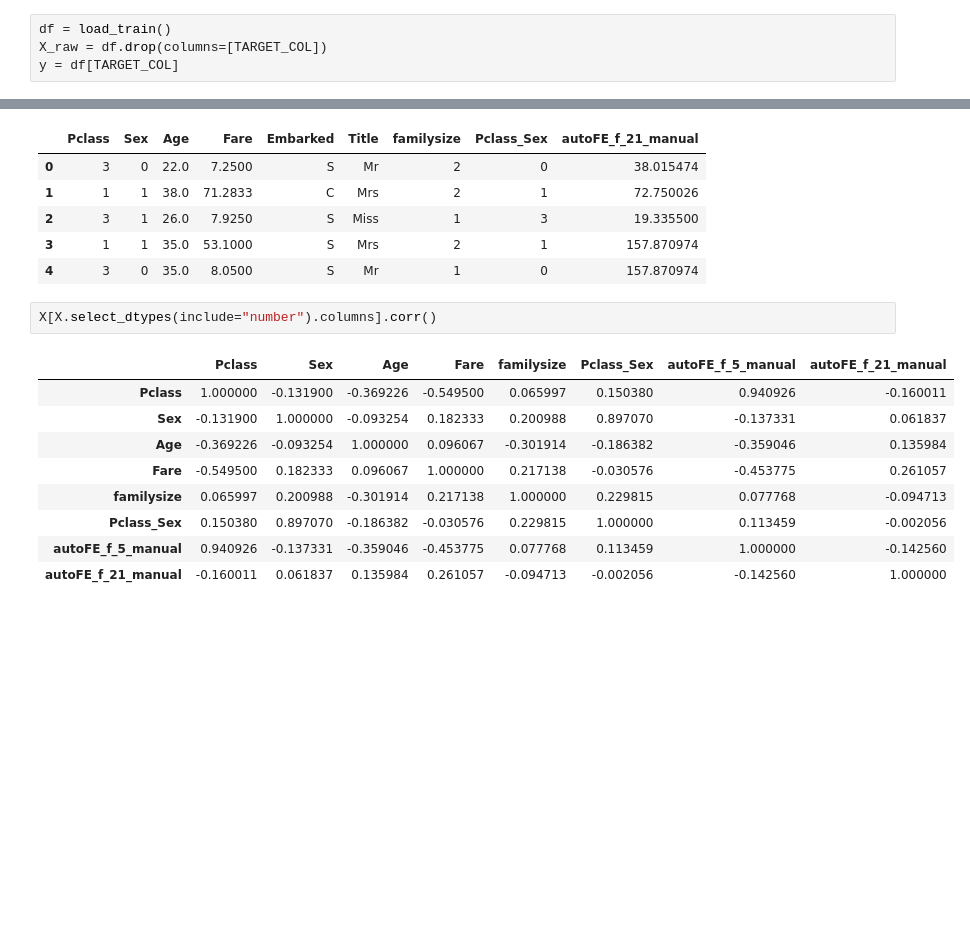
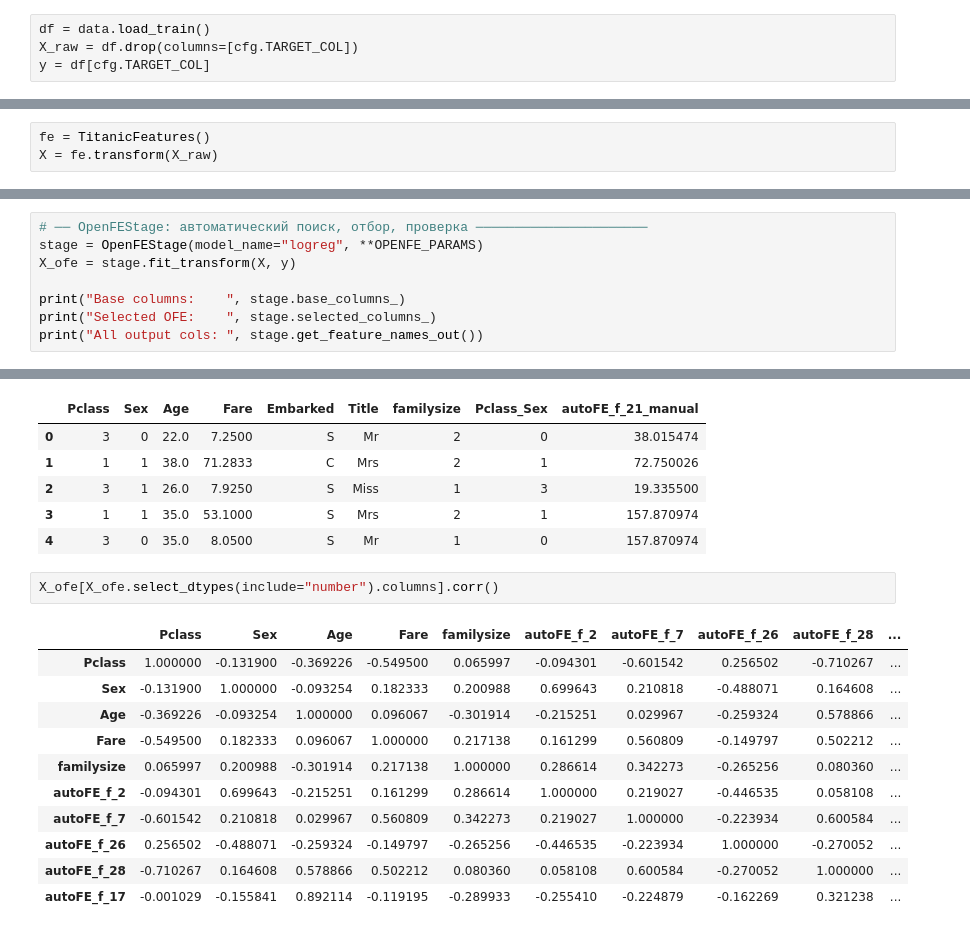
Before and after one commit to BareninVitalya/kaggle-titanic, a Jupyter notebook: notebooks/eda.ipynb, the cells around one changed output, grey strips where cells are left out. Cells and saved outputs as stored; diff of their text form; blank space fills up the shorter version.

```diff
--- a/notebooks/eda.ipynb
+++ b/notebooks/eda.ipynb
@@ -47,4 +75,4 @@ CV logreg: mean=0.836137091205825 std=0.004268038251999833
 # %%
-df = load_train()
-X_raw = df.drop(columns=[TARGET_COL])
-y = df[TARGET_COL]
+df = data.load_train()
+X_raw = df.drop(columns=[cfg.TARGET_COL])
+y = df[cfg.TARGET_COL]
@@ -50,0 +122,3 @@ y = df[TARGET_COL]
+# %%
+fe = TitanicFeatures()
+X = fe.transform(X_raw)
@@ -50,0 +413,8 @@ y = df[TARGET_COL]
+# %%
+# ── OpenFEStage: автоматический поиск, отбор, проверка ──────────────────────
+stage = OpenFEStage(model_name="logreg", **OPENFE_PARAMS)
+X_ofe = stage.fit_transform(X, y)
+
+print("Base columns:    ", stage.base_columns_)
+print("Selected OFE:    ", stage.selected_columns_)
+print("All output cols: ", stage.get_feature_names_out())
@@ -491,14 +925,16 @@ X.head()
 | 3 | 1 | 1 | 35.0 | 53.1000 | S | Mrs | 2 | 1 | 157.870974 |
 | 4 | 3 | 0 | 35.0 | 8.0500 | S | Mr | 1 | 0 | 157.870974 |
 # %%
-X[X.select_dtypes(include="number").columns].corr()
+X_ofe[X_ofe.select_dtypes(include="number").columns].corr()
 # %% [output]
-|  | Pclass | Sex | Age | Fare | familysize | Pclass_Sex | autoFE_f_5_manual | autoFE_f_21_manual |
-| Pclass | 1.000000 | -0.131900 | -0.369226 | -0.549500 | 0.065997 | 0.150380 | 0.940926 | -0.160011 |
-| Sex | -0.131900 | 1.000000 | -0.093254 | 0.182333 | 0.200988 | 0.897070 | -0.137331 | 0.061837 |
-| Age | -0.369226 | -0.093254 | 1.000000 | 0.096067 | -0.301914 | -0.186382 | -0.359046 | 0.135984 |
-| Fare | -0.549500 | 0.182333 | 0.096067 | 1.000000 | 0.217138 | -0.030576 | -0.453775 | 0.261057 |
-| familysize | 0.065997 | 0.200988 | -0.301914 | 0.217138 | 1.000000 | 0.229815 | 0.077768 | -0.094713 |
-| Pclass_Sex | 0.150380 | 0.897070 | -0.186382 | -0.030576 | 0.229815 | 1.000000 | 0.113459 | -0.002056 |
-| autoFE_f_5_manual | 0.940926 | -0.137331 | -0.359046 | -0.453775 | 0.077768 | 0.113459 | 1.000000 | -0.142560 |
-| autoFE_f_21_manual | -0.160011 | 0.061837 | 0.135984 | 0.261057 | -0.094713 | -0.002056 | -0.142560 | 1.000000 |
+|  | Pclass | Sex | Age | Fare | familysize | autoFE_f_2 | autoFE_f_7 | autoFE_f_26 | autoFE_f_28 | ... |
+| Pclass | 1.000000 | -0.131900 | -0.369226 | -0.549500 | 0.065997 | -0.094301 | -0.601542 | 0.256502 | -0.710267 | ... |
+| Sex | -0.131900 | 1.000000 | -0.093254 | 0.182333 | 0.200988 | 0.699643 | 0.210818 | -0.488071 | 0.164608 | ... |
+| Age | -0.369226 | -0.093254 | 1.000000 | 0.096067 | -0.301914 | -0.215251 | 0.029967 | -0.259324 | 0.578866 | ... |
+| Fare | -0.549500 | 0.182333 | 0.096067 | 1.000000 | 0.217138 | 0.161299 | 0.560809 | -0.149797 | 0.502212 | ... |
+| familysize | 0.065997 | 0.200988 | -0.301914 | 0.217138 | 1.000000 | 0.286614 | 0.342273 | -0.265256 | 0.080360 | ... |
+| autoFE_f_2 | -0.094301 | 0.699643 | -0.215251 | 0.161299 | 0.286614 | 1.000000 | 0.219027 | -0.446535 | 0.058108 | ... |
+| autoFE_f_7 | -0.601542 | 0.210818 | 0.029967 | 0.560809 | 0.342273 | 0.219027 | 1.000000 | -0.223934 | 0.600584 | ... |
+| autoFE_f_26 | 0.256502 | -0.488071 | -0.259324 | -0.149797 | -0.265256 | -0.446535 | -0.223934 | 1.000000 | -0.270052 | ... |
+| autoFE_f_28 | -0.710267 | 0.164608 | 0.578866 | 0.502212 | 0.080360 | 0.058108 | 0.600584 | -0.270052 | 1.000000 | ... |
+| autoFE_f_17 | -0.001029 | -0.155841 | 0.892114 | -0.119195 | -0.289933 | -0.255410 | -0.224879 | -0.162269 | 0.321238 | ... |
```
Also changed, not shown: parts of 37 cells of this notebook, 6 other files.
